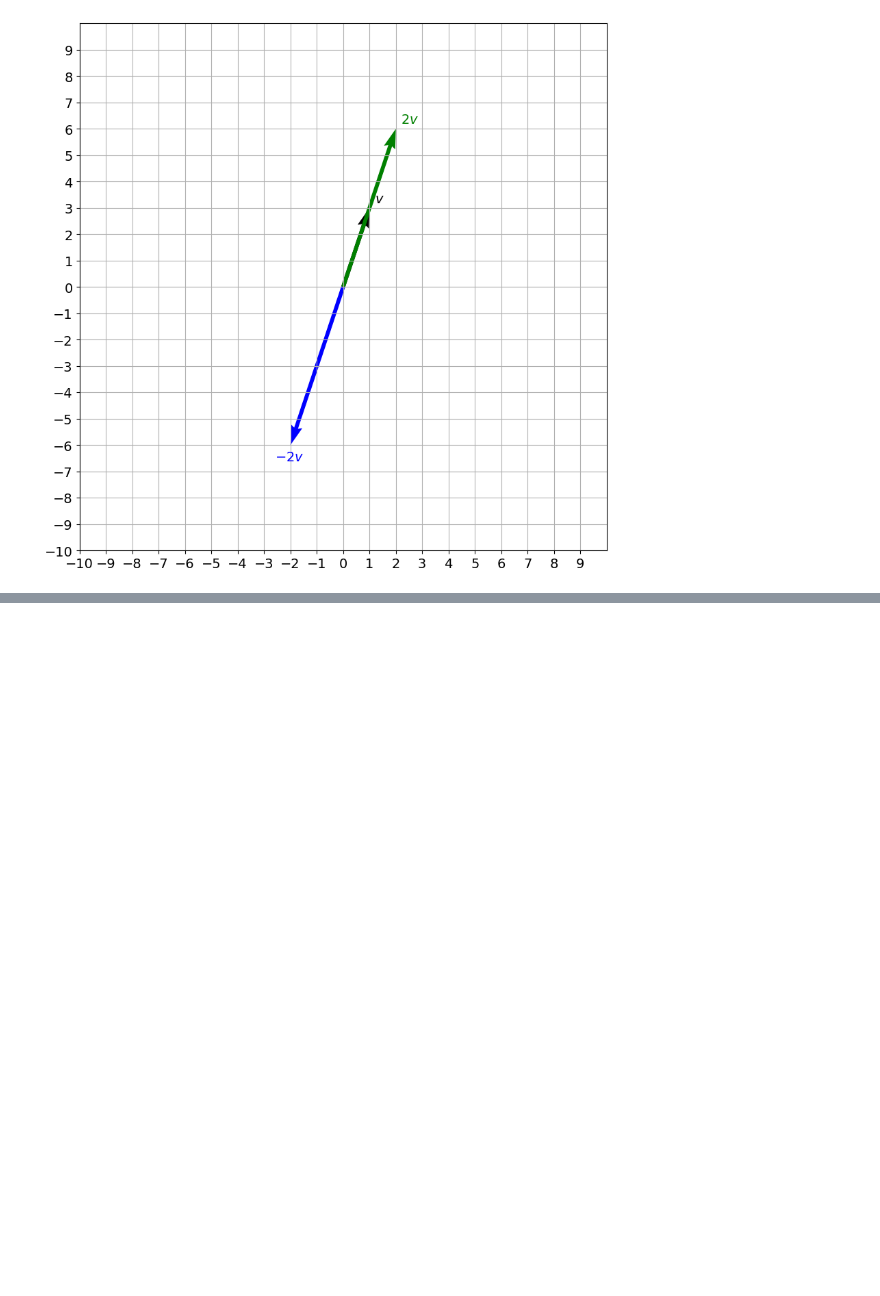
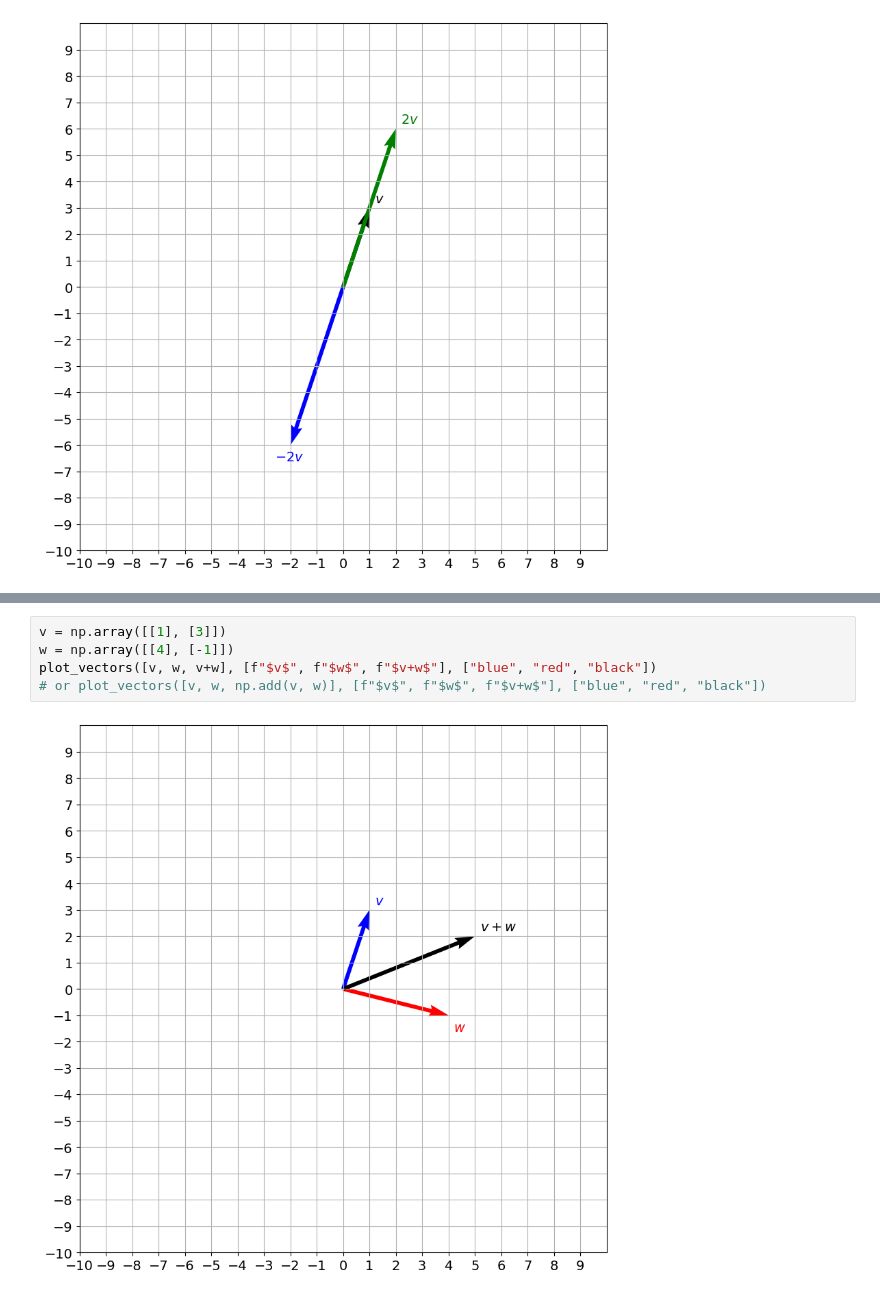
Before and after one commit to Omagbs/Mathematics-for-ML, a Jupyter notebook: 3. Vectors and Linear Transformation/1. Vector Operations. Scalar Multiplication, Sum and Dot Products.ipynb, the cells around one changed output, grey strips where cells are left out. Drawn from its saved outputs; the diff is of its cells as text; blank space fills up the shorter version.

Commit message:
Add Sum of vectors to file 1

```diff
--- a/3. Vectors and Linear Transformation/1. Vector Operations. Scalar Multiplication, Sum and Dot Products.ipynb
+++ b/3. Vectors and Linear Transformation/1. Vector Operations. Scalar Multiplication, Sum and Dot Products.ipynb
@@ -52,0 +69,7 @@ plot_vectors([v, 2*v, -2*v], [f"$v$", f"$2v$", f"$-2v$"], ["black","green","blue
+# %%
+v = np.array([[1], [3]])
+w = np.array([[4], [-1]])
+plot_vectors([v, w, v+w], [f"$v$", f"$w$", f"$v+w$"], ["blue", "red", "black"])
+# or plot_vectors([v, w, np.add(v, w)], [f"$v$", f"$w$", f"$v+w$"], ["blue", "red", "black"])
+# %% [output]
+[figure, added]
```
Also changed, not shown: parts of 3 cells of this notebook.
